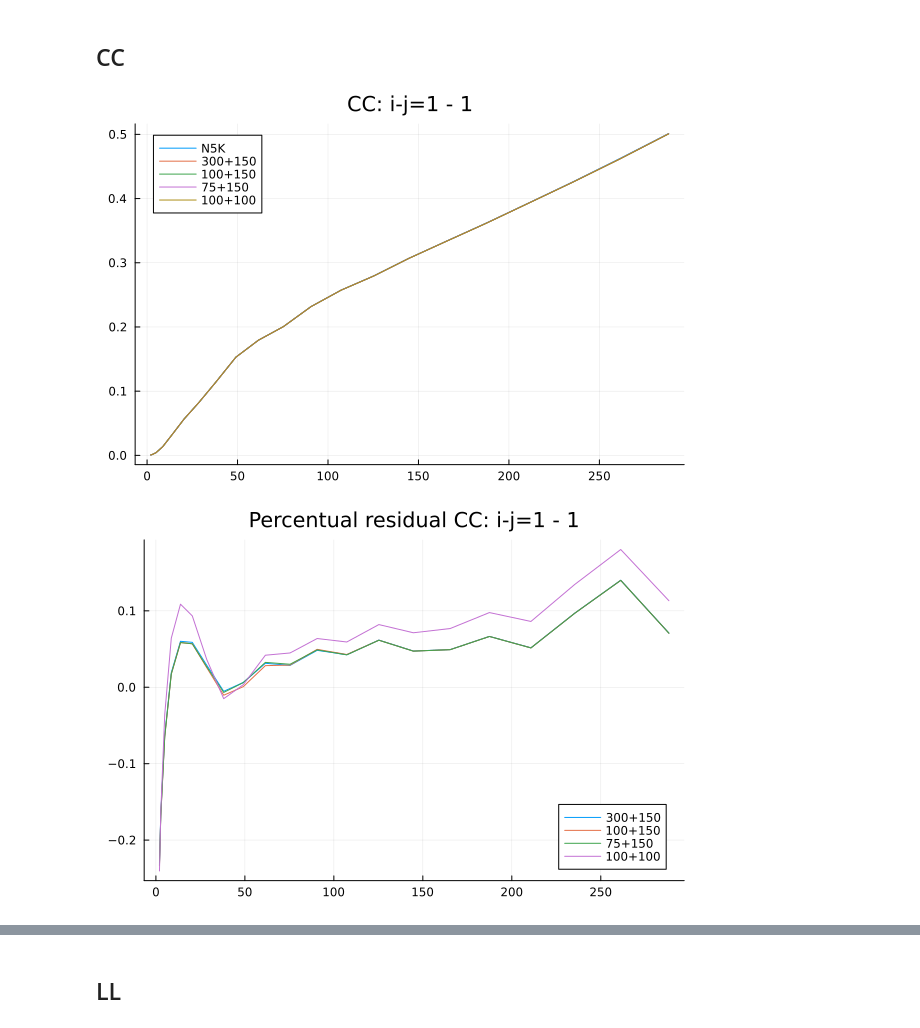
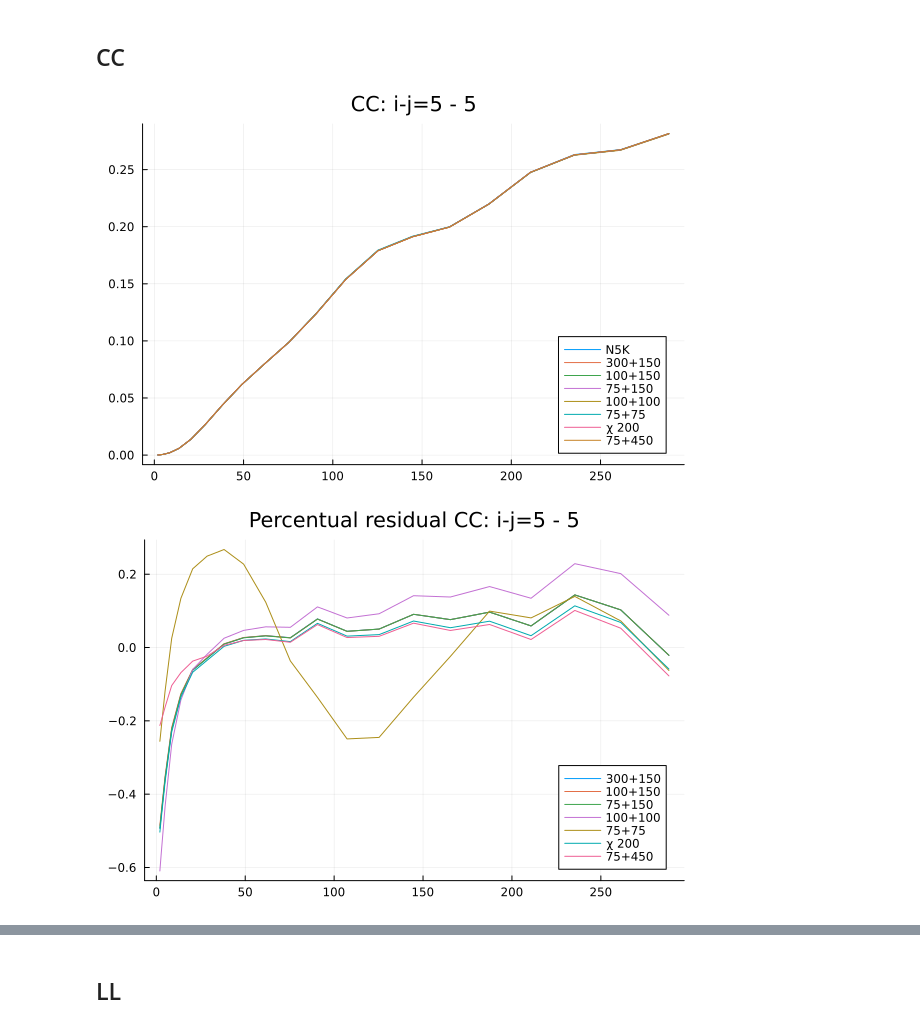
Before and after one commit to sofiachiarenza/Cl_project, a Jupyter notebook: cls_optimizer.ipynb, the cells around one changed output, grey strips where cells are left out. Saved outputs shown, nothing was run; the diff lists cells and outputs as text; code cells hidden in the pictures.

```diff
--- a/cls_optimizer.ipynb
+++ b/cls_optimizer.ipynb
@@ -673,0 +532,4 @@ end;
+# %%
+final_Cℓ_CC_F = Cℓ_CC_F + Cℓ_CC_limb_nl - Cℓ_CC_limb
+final_Cℓ_CL_F = Cℓ_CL_F + Cℓ_CL_limb_nl - Cℓ_CL_limb;
+final_Cℓ_LL_F = Cℓ_LL_F + Cℓ_LL_limb_nl - Cℓ_LL_limb;
@@ -673,0 +546,16 @@ end;
+# %%
+Cℓ_CC_G = C_ell_computation_simpson_uneven_grid(w_CC_G, K_CC_G, 75, 450, 0.8);
+Cℓ_CL_G = C_ell_computation_simpson_uneven_grid(w_CL_G, K_CL_G, 75, 450, 0.8);
+Cℓ_LL_G = C_ell_computation_simpson_uneven_grid(w_LL_G, K_LL_G, 75, 450, 0.8);
+# %%
+# ADDING ELL PREFACTORS
+Cℓ_CC_G = Cℓ_CC_G .* (2/π)
+
+for i in 1:length(ℓ)
+    Cℓ_LL_G[i,:,:] = Cℓ_LL_G[i,:,:] .* 2 .* factorial_frac(ℓ[i]) ./ π
+    Cℓ_CL_G[i,:,:] = Cℓ_CL_G[i,:,:] .* 2 .* sqrt.(factorial_frac(ℓ[i])) ./ π
+end
+# %%
+final_Cℓ_CC_G = Cℓ_CC_G + Cℓ_CC_limb_nl - Cℓ_CC_limb
+final_Cℓ_CL_G = Cℓ_CL_G + Cℓ_CL_limb_nl - Cℓ_CL_limb;
+final_Cℓ_LL_G = Cℓ_LL_G + Cℓ_LL_limb_nl - Cℓ_LL_limb;
@@ -676,23 +572,29 @@ end;
 # %% [markdown]
 ## CC
 # %%
-i = 1
-j = 1
+i = 5
+j = 5
 plot(ℓ, gg_interp[:,i,j] .* ℓ .* (ℓ .+ 1), title = "CC: i-j=$i - $j", label="N5K")#, xlim=(2,302)), xscale=:log10)
 plot!(ℓ, final_Cℓ_CC_A[:,i,j] .* ℓ .* (ℓ .+ 1) , label = "300+150")
 plot!(ℓ, final_Cℓ_CC_B[:,i,j] .* ℓ .* (ℓ .+ 1) , label = "100+150")
 plot!(ℓ, final_Cℓ_CC_C[:,i,j] .* ℓ .* (ℓ .+ 1) , label = "75+150")
 plot!(ℓ, final_Cℓ_CC_D[:,i,j] .* ℓ .* (ℓ .+ 1) , label = "100+100")
+plot!(ℓ, final_Cℓ_CC_E[:,i,j] .* ℓ .* (ℓ .+ 1) , label = "75+75", legend=:bottomright)
+plot!(ℓ, final_Cℓ_CC_F[:,i,j] .* ℓ .* (ℓ .+ 1) , label = "χ 200")
+plot!(ℓ, final_Cℓ_CC_G[:,i,j] .* ℓ .* (ℓ .+ 1) , label = "75+450")
 # %% [output]
-[figure, old version]
+[figure, new version]
 # %%
 plot(ℓ, 100*(1 .- final_Cℓ_CC_A[:,i,j]./gg_interp[:,i,j]), label="300+150", title = "Percentual residual CC: i-j=$i - $j")
 plot!(ℓ, 100*(1 .- final_Cℓ_CC_B[:,i,j]./gg_interp[:,i,j]), label="100+150")
 plot!(ℓ, 100*(1 .- final_Cℓ_CC_C[:,i,j]./gg_interp[:,i,j]), label="75+150")
 plot!(ℓ, 100*(1 .- final_Cℓ_CC_D[:,i,j]./gg_interp[:,i,j]), label="100+100")
+plot!(ℓ, 100*(1 .- final_Cℓ_CC_E[:,i,j]./gg_interp[:,i,j]), label="75+75")
+plot!(ℓ, 100*(1 .- final_Cℓ_CC_F[:,i,j]./gg_interp[:,i,j]), label="χ 200")
+plot!(ℓ, 100*(1 .- final_Cℓ_CC_G[:,i,j]./gg_interp[:,i,j]), label="75+450")
 #plot!(ℓ, 100*(1 .- final_Cℓ_CC_B[:,i,j]./final_Cℓ_CC_A[:,i,j]), label="A-B")
 # %% [output]
-[figure, old version]
+[figure, new version]
 # %%
 plot(ℓ, m_CC_A[:,i,j], label="300+150", title = "MAER CC: i-j=$i - $j")
 plot!(ℓ, m_CC_B[:,i,j], label="100+150")
```
Also changed, not shown: parts of 89 cells of this notebook, 6 other files.
